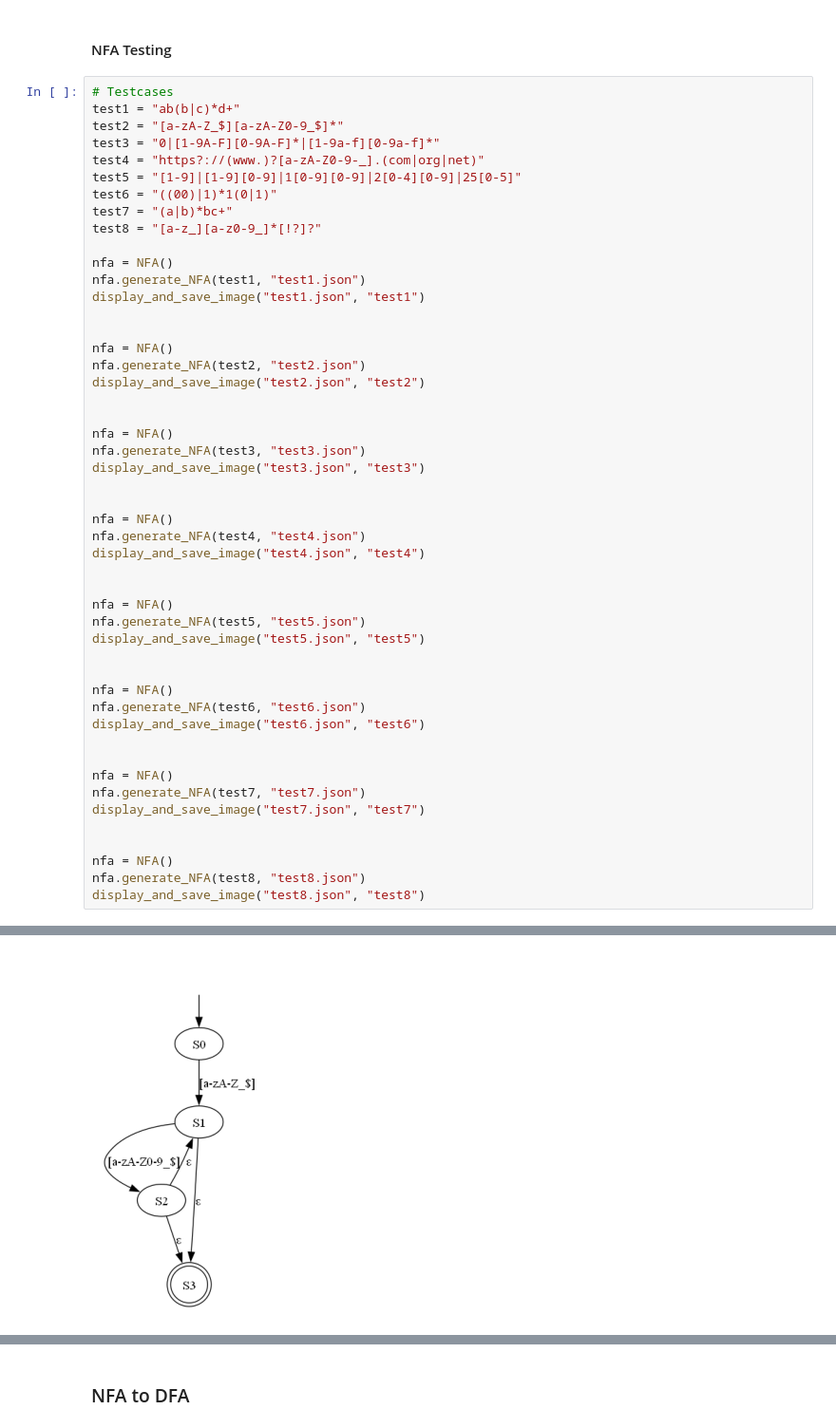
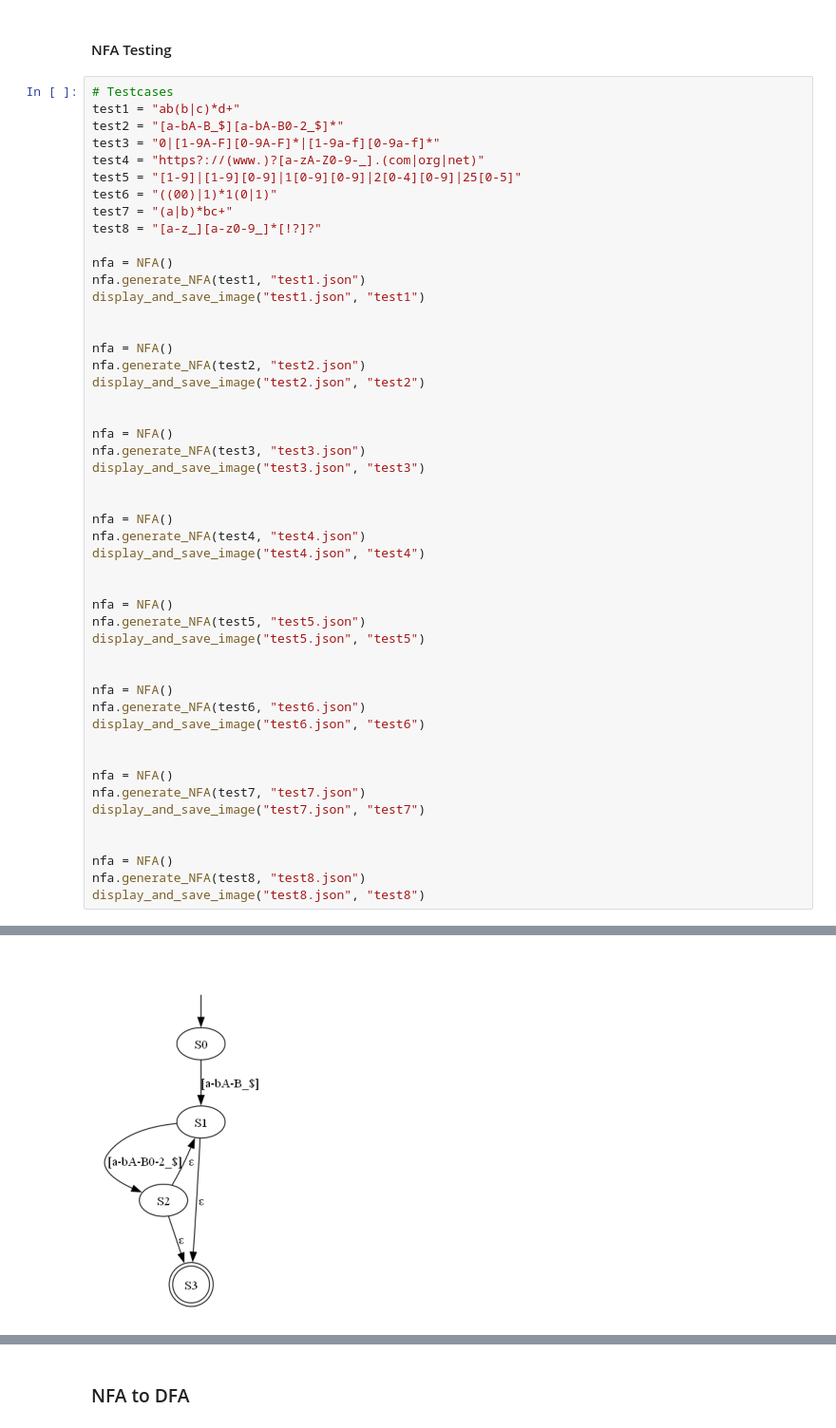
Before and after one commit to MohamedHAmin/NFA-DFA-cmd-generator, a Jupyter notebook: assignment_1.ipynb, the cells around one changed output, grey strips where cells are left out. Shown at 95% size. Drawn from its saved outputs; the diff is of its cells as text.

```diff
--- a/assignment_1.ipynb
+++ b/assignment_1.ipynb
@@ -398,7 +398,7 @@ display_and_save_image("brackets.json", "brackets")
 # %%
 # Testcases
 test1 = "ab(b|c)*d+"
-test2 = "[a-zA-Z_$][a-zA-Z0-9_$]*"
+test2 = "[a-bA-B_$][a-bA-B0-2_$]*"
 test3 = "0|[1-9A-F][0-9A-F]*|[1-9a-f][0-9a-f]*"
 test4 = "https?://(www.)?[a-zA-Z0-9-_].(com|org|net)"
 test5 = "[1-9]|[1-9][0-9]|1[0-9][0-9]|2[0-4][0-9]|25[0-5]"
@@ -420,34 +420,34 @@ nfa = NFA()
 nfa.generate_NFA(test3, "test3.json")
 display_and_save_image("test3.json", "test3")
 
 
 nfa = NFA()
 nfa.generate_NFA(test4, "test4.json")
 display_and_save_image("test4.json", "test4")
 
 
 nfa = NFA()
 nfa.generate_NFA(test5, "test5.json")
 display_and_save_image("test5.json", "test5")
 
 
 nfa = NFA()
 nfa.generate_NFA(test6, "test6.json")
 display_and_save_image("test6.json", "test6")
 
 
 nfa = NFA()
 nfa.generate_NFA(test7, "test7.json")
 display_and_save_image("test7.json", "test7")
 
 
 nfa = NFA()
 nfa.generate_NFA(test8, "test8.json")
 display_and_save_image("test8.json", "test8")
 # %% [output]
 [figure]
 <Figure size 1500x1500 with 0 Axes>
-[figure, old version]
+[figure, new version]
 <Figure size 1500x1500 with 0 Axes>
 [figure]
 <Figure size 1500x1500 with 0 Axes>
```
Also changed, not shown: parts of 4 cells of this notebook, 6 other files.
